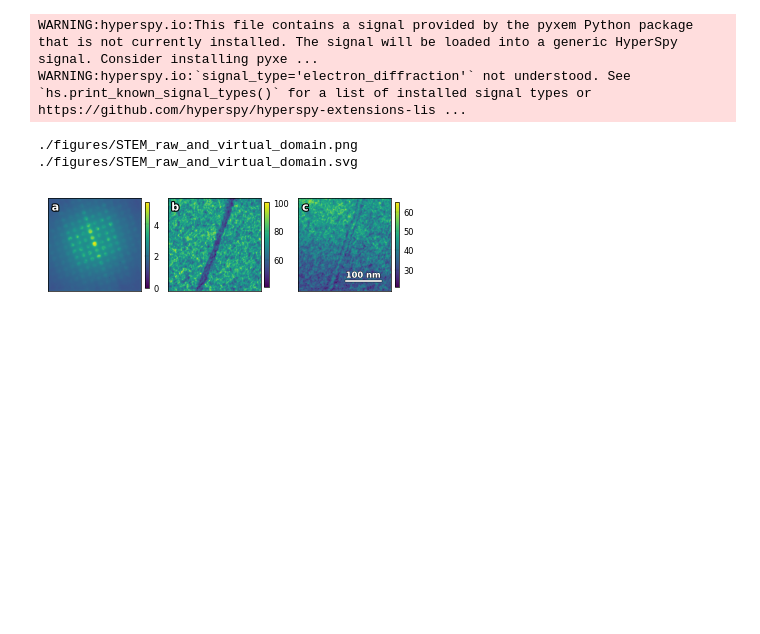
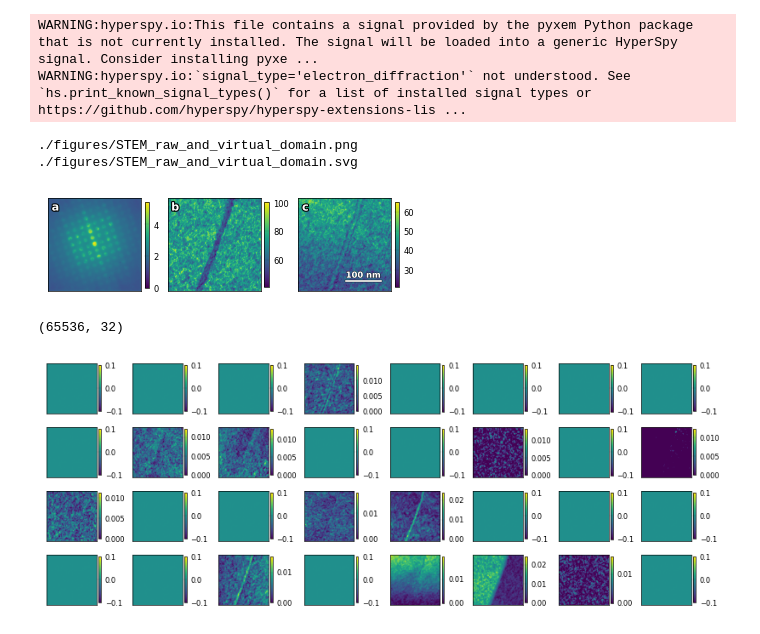
Before and after one commit to m3-learning/m3_learning_old, a Jupyter notebook: m3_learning/papers/2023_Imaging_ferroelectric_domains_by_scanning_electron_diffraction/Analysis_notebook.ipynb, the cells around one changed output. Cells and saved outputs as stored; diff of their text form; code cells hidden in the pictures; blank space fills up the shorter version.

```diff
--- a/m3_learning/papers/2023_Imaging_ferroelectric_domains_by_scanning_electron_diffraction/Analysis_notebook.ipynb
+++ b/m3_learning/papers/2023_Imaging_ferroelectric_domains_by_scanning_electron_diffraction/Analysis_notebook.ipynb
@@ -117,12 +111,27 @@ model = ConvAutoencoder(encoder_step_size=encoder_step_size,
                         learning_rate=3e-5)
 # %%
 # set retrain parameter
-train = True
+train = False
 
 if train:
-    model.Train(domain.log_data,
+    model.Train(domain.log_data[0:10,0:100],
           coef_1=1e-5,
           epochs=225,
           with_scheduler=False,
           folder_path="Domain_Weights",
-          batch_size=1)
+          batch_size=256)
+else:
+    model.load_weights("/home/ferroelectric/data/11.23_log_epoch_0376_coef_1e-05_trainloss_0.1362.pkl")
+# %%
+embedding = model.get_embedding(domain.log_data)
+# %%
+embedding.shape
+# %% [output]
+(65536, 32)
+# %%
+fig, axs = layout_fig(32,8, figsize=(8,3))
+
+for i in range(32):
+    imagemap(axs[i], embedding[:,i].reshape(256,256), divider_=False)
+# %% [output]
+[figure, added]
```
Also changed, not shown: parts of 1 cell of this notebook, 18 other files.
